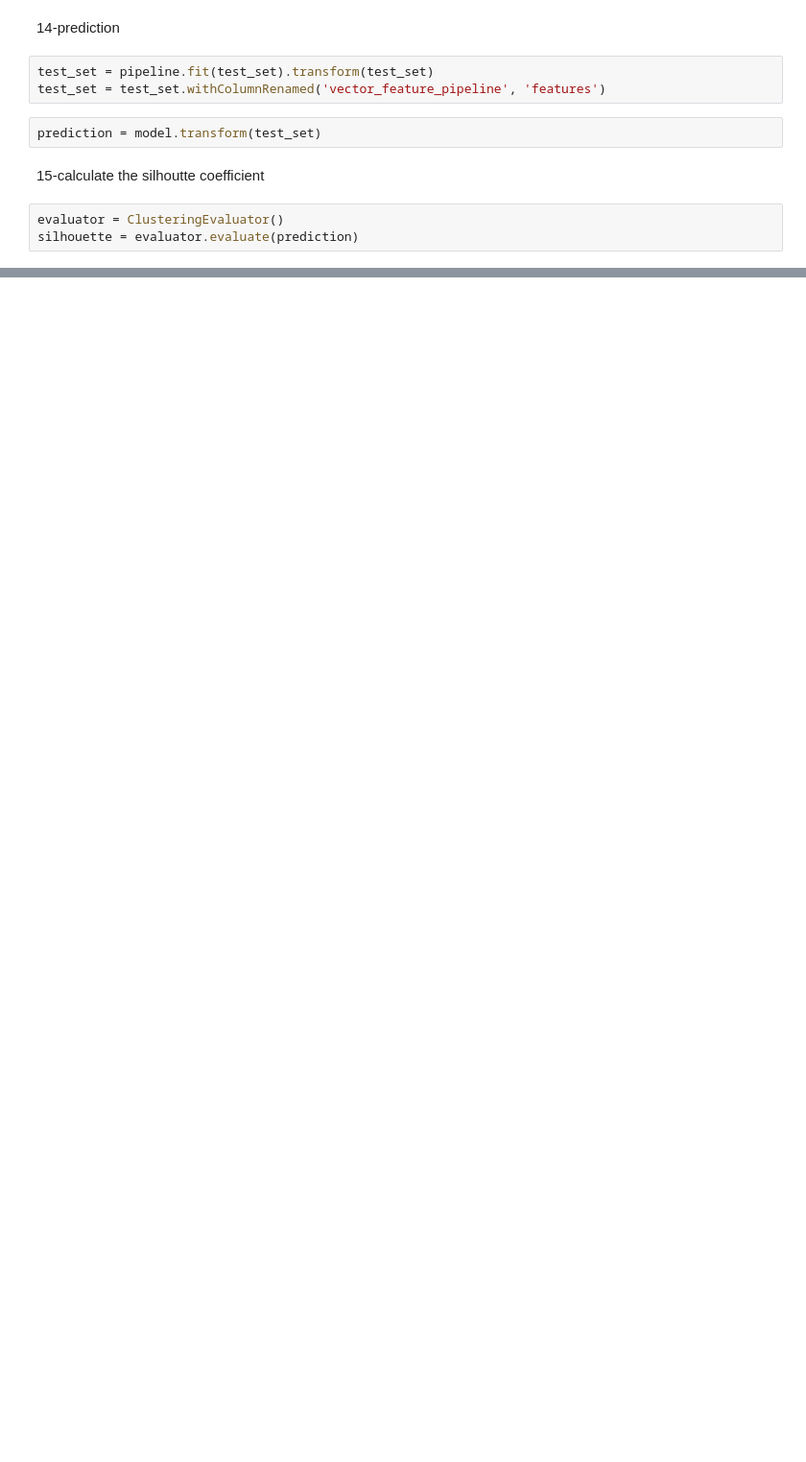
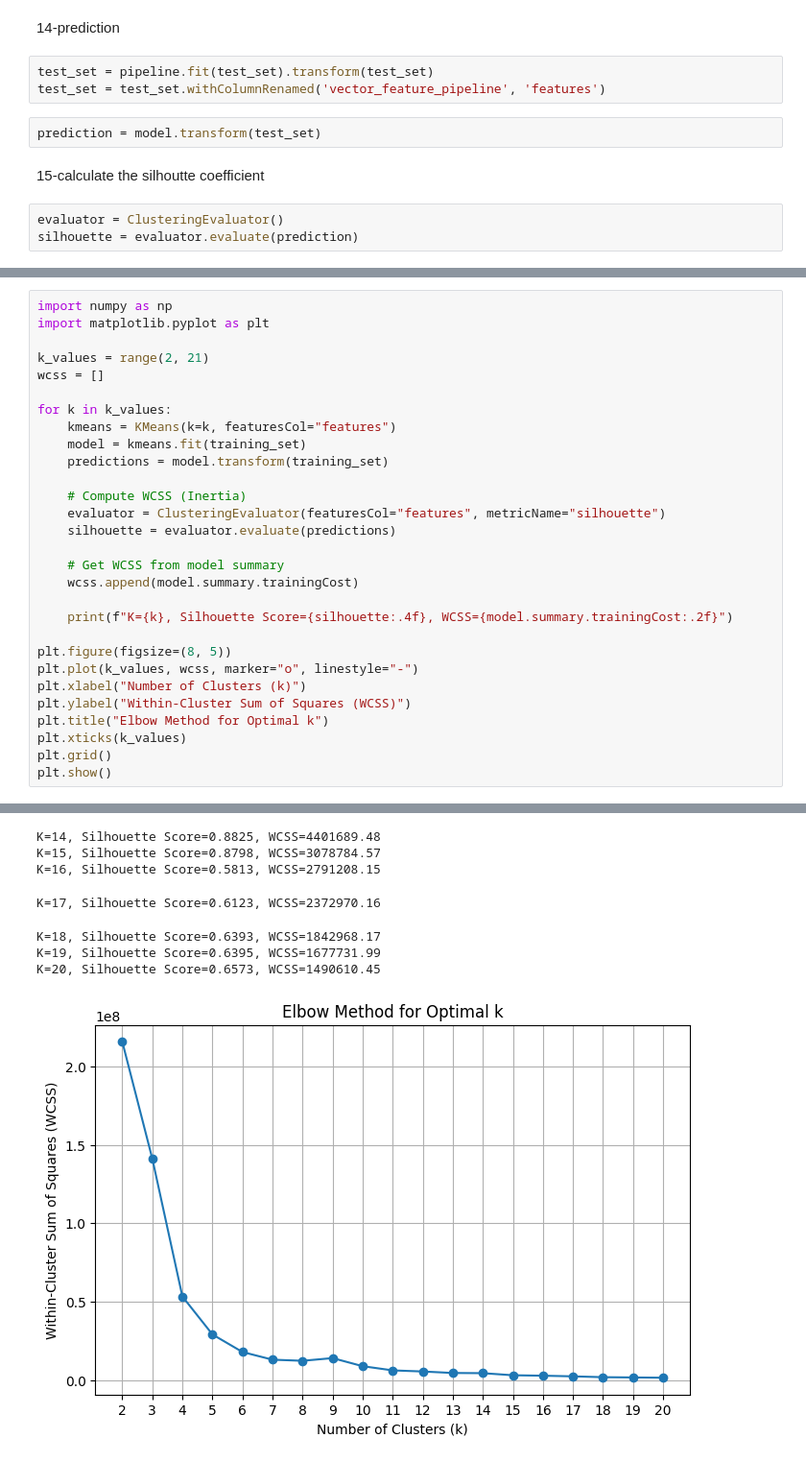
Before and after one commit to amaliahm/big_data_labs, a Jupyter notebook: lab_4/solution.ipynb, the cells around one changed output, grey strips where cells are left out. Shown at 96% size. Drawn from its saved outputs; the diff is of its cells as text; blank space fills up the shorter version.

```diff
--- a/lab_4/solution.ipynb
+++ b/lab_4/solution.ipynb
@@ -273,0 +286,30 @@ silhouette
+# %%
+import numpy as np
+import matplotlib.pyplot as plt
+
+k_values = range(2, 21)
+wcss = []
+
+for k in k_values:
+    kmeans = KMeans(k=k, featuresCol="features")
+    model = kmeans.fit(training_set)
+    predictions = model.transform(training_set)
+
+    # Compute WCSS (Inertia)
+    evaluator = ClusteringEvaluator(featuresCol="features", metricName="silhouette")
+    silhouette = evaluator.evaluate(predictions)
+
+    # Get WCSS from model summary
+    wcss.append(model.summary.trainingCost)
+
+    print(f"K={k}, Silhouette Score={silhouette:.4f}, WCSS={model.summary.trainingCost:.2f}")
+
+plt.figure(figsize=(8, 5))
+plt.plot(k_values, wcss, marker="o", linestyle="-")
+plt.xlabel("Number of Clusters (k)")
+plt.ylabel("Within-Cluster Sum of Squares (WCSS)")
+plt.title("Elbow Method for Optimal k")
+plt.xticks(k_values)
+plt.grid()
+plt.show()
+# %% [output]
@@ -273,0 +328,8 @@ silhouette
+K=14, Silhouette Score=0.8825, WCSS=4401689.48
+K=15, Silhouette Score=0.8798, WCSS=3078784.57
+K=16, Silhouette Score=0.5813, WCSS=2791208.15
+K=17, Silhouette Score=0.6123, WCSS=2372970.16
+K=18, Silhouette Score=0.6393, WCSS=1842968.17
+K=19, Silhouette Score=0.6395, WCSS=1677731.99
+K=20, Silhouette Score=0.6573, WCSS=1490610.45
+[figure, added]
```
Also changed, not shown: parts of 9 cells of this notebook.
